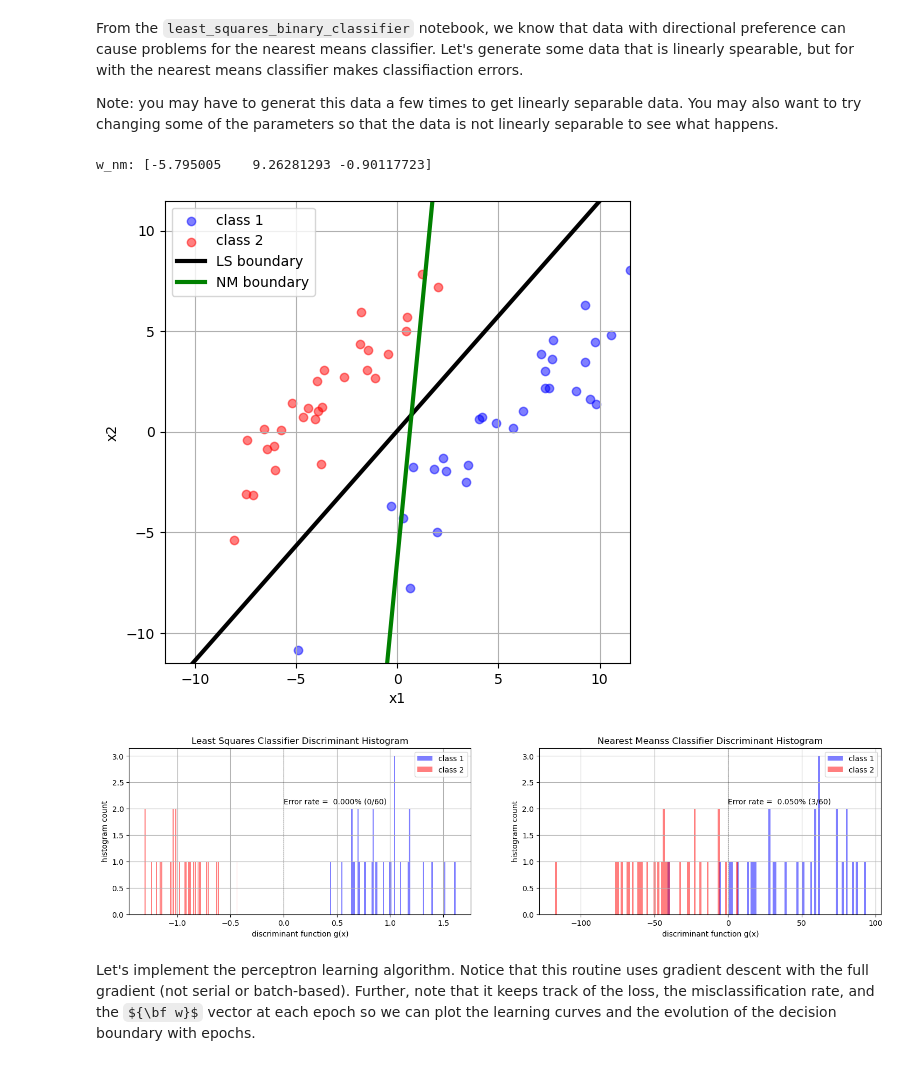
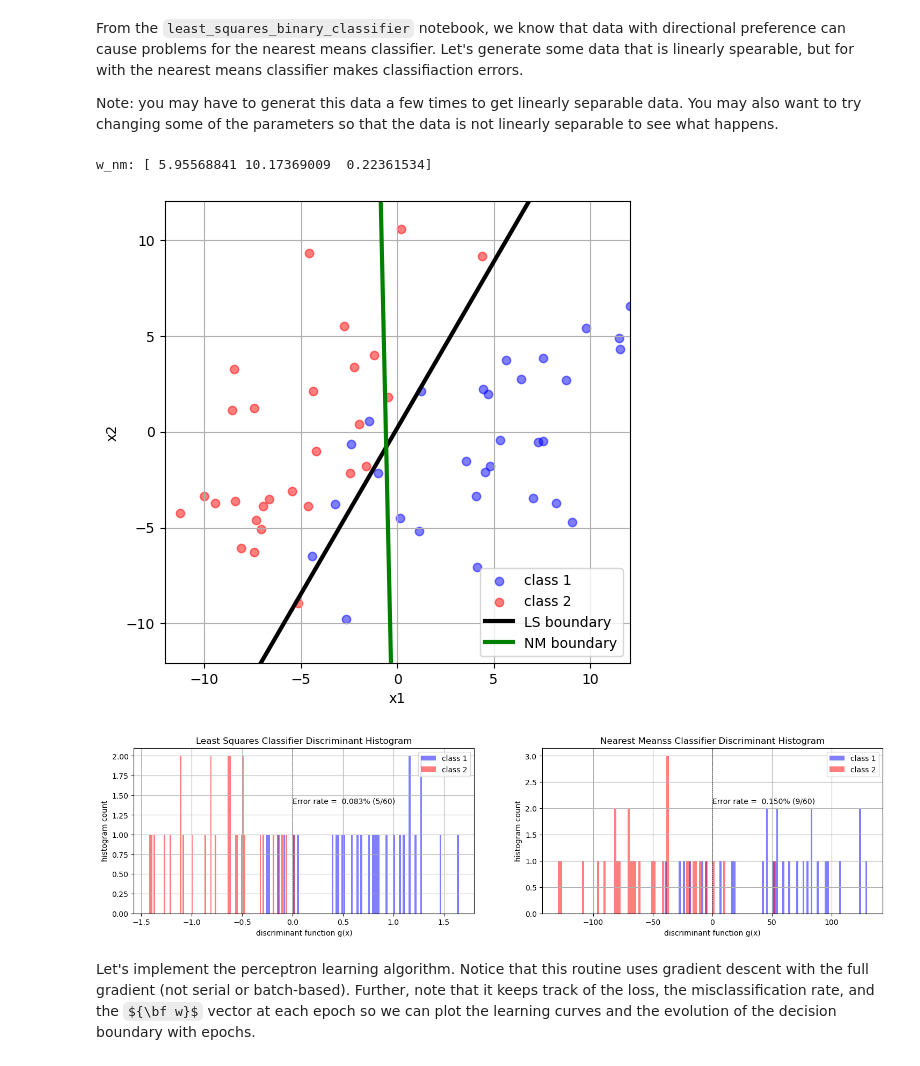
Before and after one commit to keithchugg/ee559_spring2023, a Jupyter notebook: lecture/perceptron_learning.ipynb, the cells around one changed output. Saved outputs shown, nothing was run; the diff lists cells and outputs as text; code cells hidden in the pictures; some formulas as TeX source.

```diff
--- a/lecture/perceptron_learning.ipynb
+++ b/lecture/perceptron_learning.ipynb
@@ -17,19 +17,19 @@ From the `least_squares_binary_classifier` notebook, we know that data with dire
 Note: you may have to generat this data a few times to get linearly separable data.  You may also want to try changing some of the parameters so that the data is not linearly separable to see what happens.
 # %%
 means = np.asarray( [ [5, 0], [-5, 0] ])
-lambdas = np.asarray( [ [30, 1], [30, 1] ])
+lambdas = np.asarray( [ [30, 8], [30, 8] ])
 thetas = np.asarray([ np.pi / 4, np.pi / 4 ])
 Ns = np.asarray([30, 30])
 
 x, labels, sample_means = generate_colored_nongaussian_data(means, lambdas, thetas, Ns, distribution='normal')
 
 w_ls, w_nm = solve_plot_ls_nm_classifier(x, labels)
 
 print(f'w_nm: {w_nm}')
 # %% [output]
-w_nm: [-5.795005    9.26281293 -0.90117723]
+w_nm: [ 5.95568841 10.17369009  0.22361534]
-[figure, old version]
+[figure, new version]
-[figure, old version]
+[figure, new version]
 # %% [markdown]
 Let's implement the perceptron learning algorithm.  Notice that this routine uses gradient descent with the full gradient (not serial or batch-based).  Further, note that it keeps track of the loss, the misclassification rate, and the ${\bf w}$ vector at each epoch so we can plot the learning curves and the evolution of the decision boundary with epochs.
 # %%
```
Also changed, not shown: parts of 4 cells of this notebook, 11 other files.
